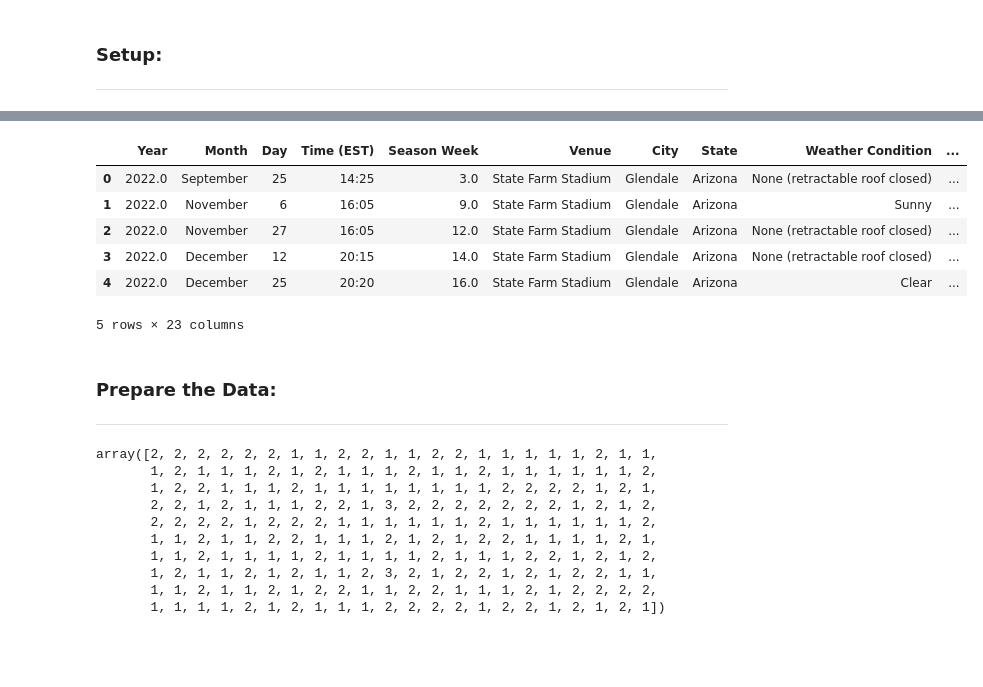
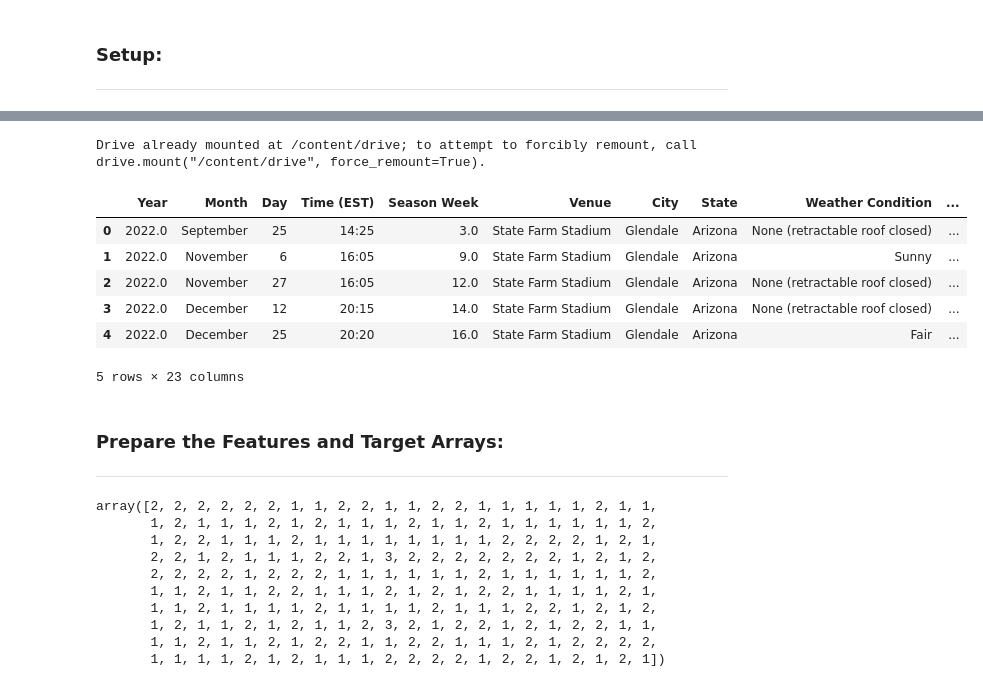
Before and after one commit to cwolf1424/Group_Project_4-NFL_Game_Outcome_Predictor, a Jupyter notebook: 04-Building_Model/Building_Model.ipynb, the cells around one changed output, grey strips where cells are left out. Cells and saved outputs as stored; diff of their text form; code cells hidden in the pictures; blank space fills up the shorter version.

Commit message:
Model Built and Ready for Export

```diff
--- a/04-Building_Model/Building_Model.ipynb
+++ b/04-Building_Model/Building_Model.ipynb
@@ -20,19 +18,30 @@ ModuleNotFoundError: No module named 'tensorflow'
+# %%
+# Mount Drive
+from google.colab import drive
+drive.mount('/content/drive')
+# %% [output]
+Drive already mounted at /content/drive; to attempt to forcibly remount, call drive.mount("/content/drive", force_remount=True).
 # %%
 # Import the Combined Data from /Wrangling_Data_Exports
-wrangled_df = pd.read_csv("Wrangling_Data_Exports/Wrangled_Data.csv", index_col=0)
+
+# For PC
+# wrangled_df = pd.read_csv("Wrangling_Data_Exports/Wrangled_Data.csv", index_col=0)
+
+# For Colab
+wrangled_df = pd.read_csv("/content/drive/MyDrive/Colab Notebooks/Wrangling_Data_Exports/Wrangled_Data.csv", index_col=0)
 
 # Display Dataframe
 wrangled_df.head(5)
 # %% [output]
 |  | Year | Month | Day | Time (EST) | Season Week | Venue | City | State | Weather Condition | ... |
 | 0 | 2022.0 | September | 25 | 14:25 | 3.0 | State Farm Stadium | Glendale | Arizona | None (retractable roof closed) | ... |
 | 1 | 2022.0 | November | 6 | 16:05 | 9.0 | State Farm Stadium | Glendale | Arizona | Sunny | ... |
 | 2 | 2022.0 | November | 27 | 16:05 | 12.0 | State Farm Stadium | Glendale | Arizona | None (retractable roof closed) | ... |
 | 3 | 2022.0 | December | 12 | 20:15 | 14.0 | State Farm Stadium | Glendale | Arizona | None (retractable roof closed) | ... |
-| 4 | 2022.0 | December | 25 | 20:20 | 16.0 | State Farm Stadium | Glendale | Arizona | Clear | ... |
+| 4 | 2022.0 | December | 25 | 20:20 | 16.0 | State Farm Stadium | Glendale | Arizona | Fair | ... |
 5 rows × 23 columns
 # %% [markdown]
-### Prepare the Data:
+### Prepare the Features and Target Arrays:
 ---
 # %%
 # Create Target Array
```
Also changed, not shown: parts of 25 cells of this notebook, 1 other file.
